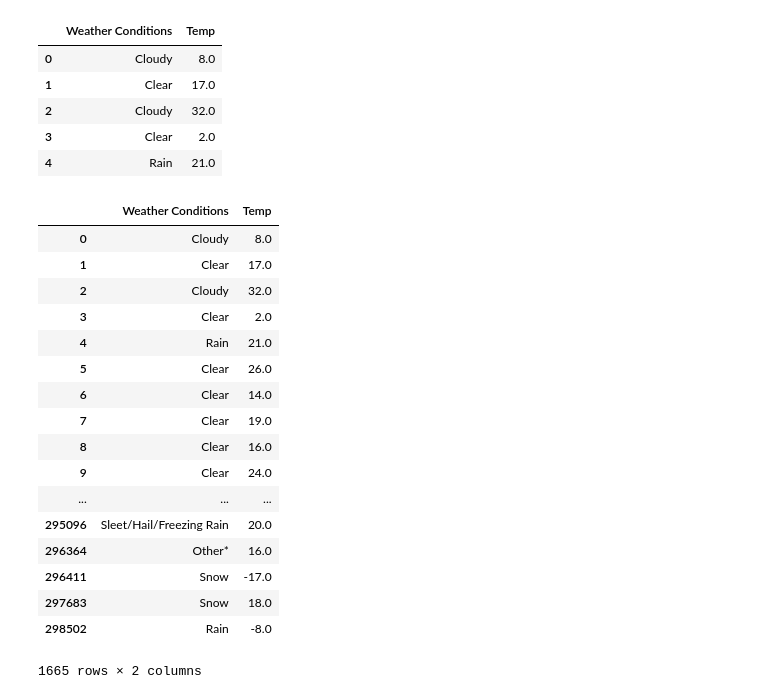
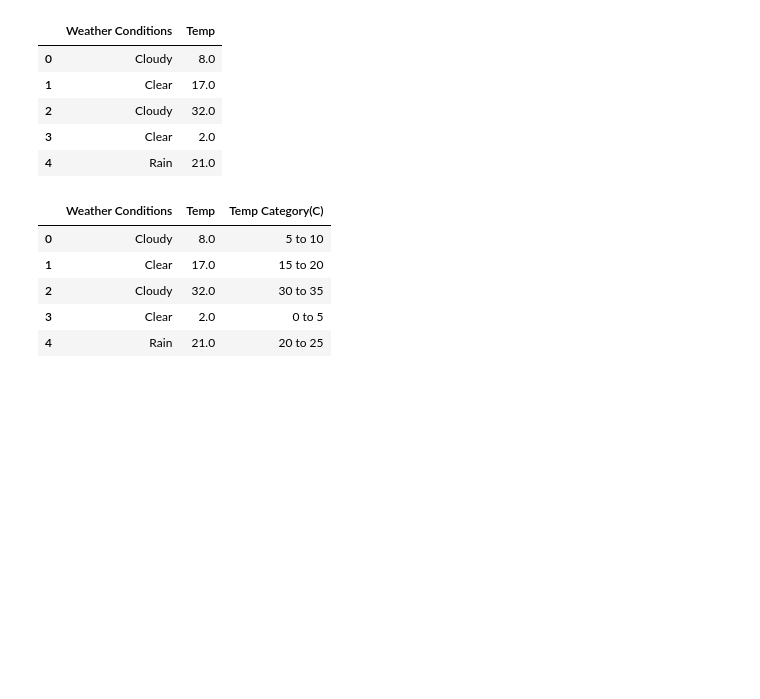
Before and after one commit to AmitChoudhary1392/Project-1_Team6, a Jupyter notebook: main.ipynb, the cells around one changed output. Cells and saved outputs as stored; diff of their text form; code cells hidden in the pictures; blank space fills up the shorter version.

```diff
--- a/main.ipynb
+++ b/main.ipynb
@@ -83,6 +163,9 @@ data_weather=pd.read_csv('Raw Data/Historical weather data/Data_files_used/weath
 #save dataframe and rename columns
 df_weather= pd.DataFrame(data_weather['New York']).rename(columns={'New York':'Weather'})
 
+df_weather = df_weather.fillna(method='ffill')
+df_weather = df_weather.fillna(method='bfill')
+
 #Show DataFrame
 df_weather.head()
 # %% [output]
@@ -95,0 +199,17 @@ df_weather.head()
+# %%
+df_weather['Weather']=df_weather['Weather'].replace({'drizzle':'Drizzle','light intensity drizzle':'Drizzle','heavy intensity drizzle':'Drizzle',
+                                                     'moderate rain':'Rainy','light rain':'Rainy','heavy intensity rain':'Rainy','very heavy rain':'Rainy',
+                                                     'shower rain':'Rainy', 'light intensity shower rain':'Rainy', 'freezing rain':'Rainy',
+                                                     'scattered clouds':'Cloudy','few clouds':'Cloudy','broken clouds':'Cloudy',
+                                                   'overcast clouds':'Cloudy','sky is clear':'Clear',
+                                                     'light snow':'Snow', 'snow':'Snow', 'heavy snow':'Snow',
+                                                     'thunderstorm':'Thunderstorm', 'proximity thunderstorm':'Thunderstorm','thunderstorm with light rain':'Thunderstorm',
+                                                     'thunderstorm with rain':'Thunderstorm',  'thunderstorm with heavy rain':'Thunderstorm', 'squalls':'Thunderstorm',
+                                                     'proximity thunderstorm with rain':'Thunderstorm',  'thunderstorm with light drizzle':'Thunderstorm',
+                                                     'proximity thunderstorm with drizzle':'Thunderstorm',  'heavy thunderstorm':'Thunderstorm',
+                                                     'haze':'Haze', 'mist':'Mist', 'light rain and snow':'Mist',
+                                                   'fog':'Fog', 'smoke':'Haze',
+                                                    'sand/dust whirls':'Dust', 'dust':'Dust', 'sand':'Dust'
+                                                    })
+
+df_weather.head()
@@ -102,6 +244,9 @@ data_windspeed=pd.read_csv('Raw Data/Historical weather data/Data_files_used/win
 #save dataframe and rename columns
 df_windspeed= pd.DataFrame(data_windspeed['New York']).rename(columns={'New York':'Wind Speed'})
 
+df_windspeed = df_windspeed.fillna(method='ffill')
+df_windspeed= df_windspeed.fillna(method='bfill')
+
 #Show DataFrame
 df_windspeed.head()
 # %% [output]
@@ -115,8 +277,6 @@ df_windspeed.head()
 # %% [markdown]
 # Combined City Data
 # %%
-#df= [df_temp, df_humidity, df_pressure, df_weather, df_windspeed]
-
 #Create DataFrames to merge weather data for New York
 
 df1= pd.merge(df_temp, df_humidity, on='datetime', how='outer')
@@ -133,13 +293,13 @@ df4['datetimeobj'] =  pd.to_datetime(df4['datetime'], format='%Y-%m-%d %H:%M:%S.
 weather_data_NY=pd.DataFrame(df4)
 weather_data_NY['Year']= df4['datetime'].dt.year
 weather_data_NY['Month']= df4['datetime'].dt.month
-weather_data_NY['Day']= df4['datetime'].dt.day
-
 weather_data_NY['Hour']= df4['datetime'].dt.hour
+weather_data_NY['Day'] = df4['datetime'].dt.day
+weather_data_NY['Date']= df4['datetime'].dt.date
 
 #Rearrange Columns for the final dataframe and set index
 
-weather_data_NY=weather_data_NY.loc[:, ['datetime','Year','Month','Day','Hour','Temp(K)','Temp(C)','Humidity(%)',
+weather_data_NY=weather_data_NY.loc[:, ['datetime','Date','Year','Month','Day','Hour','Temp(K)','Temp(C)','Humidity(%)',
                                         'Pressure(Torr)','Weather','Wind Speed']]
 weather_data_NY.head()
 # %% [output]
@@ -338,32 +807,26 @@ tempconditions.head()
 | 3 | Clear | 2.0 |
 | 4 | Rain | 21.0 |
 # %%
-tempco = tempconditions.groupby(['Weather Conditions','Temp'])
 
-tempco.head()
+bins = [-20.0, -16.0, -11.0, -6.0, -1.0, 4.0, 9.0, 14.0, 19.0, 24.0, 29.0, 35.0]
+group_names = ["-20 to -15","-15 to -10","-10 to -5","-5 to 0","0 to 5","5 to 10","10 to 15","15 to 20","20 to 25","25 to 30","30 to 35"]
+tempconditions["Temp Category(C)"] = pd.cut(tempconditions["Temp"], bins, labels=group_names)
 
+tempconditions.head()
+
+#tempco = tempconditions.groupby(['Weather Conditions','Temp'])
+
+#tempco.head()
 #grouped_ridedata = ride_data.groupby(["Weather","Temp Category(C)"])
 #rides_booked = grouped_ridedata["id"].count()
 # Convert to DataFrame
 #rides_booked_df = pd.DataFrame(rides_booked)
 #rides_booked_df = rides_booked_df.rename(columns={'id':'# of cab rides'})
 #rides_booked_df
 # %% [output]
-|  | Weather Conditions | Temp |
-| 0 | Cloudy | 8.0 |
-| 1 | Clear | 17.0 |
-| 2 | Cloudy | 32.0 |
-| 3 | Clear | 2.0 |
-| 4 | Rain | 21.0 |
-| 5 | Clear | 26.0 |
-| 6 | Clear | 14.0 |
-| 7 | Clear | 19.0 |
-| 8 | Clear | 16.0 |
-| 9 | Clear | 24.0 |
-| ... | ... | ... |
-| 295096 | Sleet/Hail/Freezing Rain | 20.0 |
-| 296364 | Other* | 16.0 |
-| 296411 | Snow | -17.0 |
-| 297683 | Snow | 18.0 |
-| 298502 | Rain | -8.0 |
+|  | Weather Conditions | Temp | Temp Category(C) |
+| 0 | Cloudy | 8.0 | 5 to 10 |
+| 1 | Clear | 17.0 | 15 to 20 |
+| 2 | Cloudy | 32.0 | 30 to 35 |
+| 3 | Clear | 2.0 | 0 to 5 |
+| 4 | Rain | 21.0 | 20 to 25 |
-1665 rows × 2 columns
```
Also changed, not shown: parts of 50 cells of this notebook, 1 other file.
